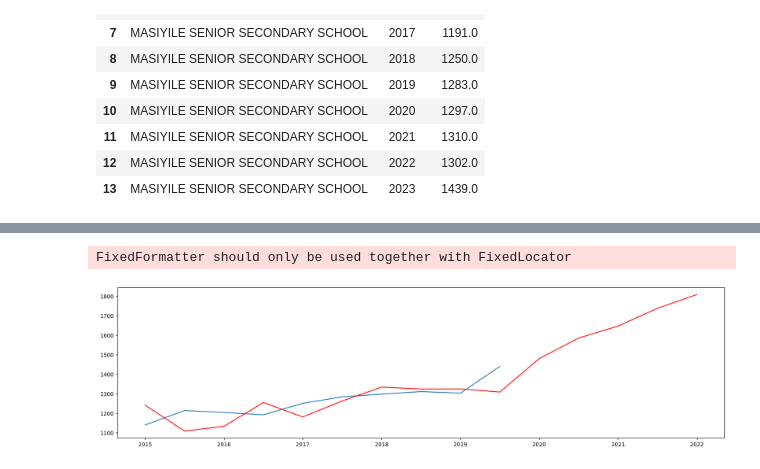
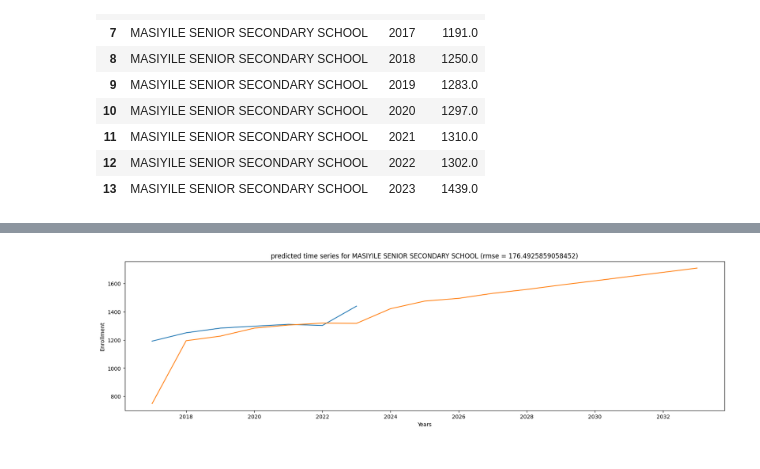
Before and after one commit to Gareth1995/education_project, a Jupyter notebook: school_ts.ipynb, the cells around one changed output, grey strips where cells are left out. Saved outputs shown, nothing was run; the diff lists cells and outputs as text; code cells hidden in the pictures.

Commit message:
time series applied on school level

```diff
--- a/school_ts.ipynb
+++ b/school_ts.ipynb
@@ -163,7 +167,7 @@ def plot_learner_ts(df_subset):
         acf_plot = plot_acf(np.array(transformed_ts), ax=axes[2]) # acf for stationary plot
 
         # plot PACF (see https://www.youtube.com/watch?v=y8opUEd05Dg&list=PLvcbYUQ5t0UHOLnBzl46_Q6QKtFgfMGc3&index=3)
-        pacf_plot = plot_pacf(transformed_ts, lags=5, ax=axes[3]) # pacf for stationary plot
+        pacf_plot = plot_pacf(transformed_ts, lags=3, ax=axes[3]) # pacf for stationary plot
 
     # if the time series is already stationary then plot the time series, acf and pacf plots as is
     else:
@@ -199,16 +203,19 @@ plot_learner_ts(a_school)
 X = a_school['TOTAL 1'].values
 
 # split into train and test sets
-size = int(len(X) * 0.3)
+size = int(len(X) * 0.4)
 train, test = X[0:size], X[size:len(X)]
+print(len(test))
 history = [x for x in train]
 predictions = list()
 observations = list()
 preds_for_rmse = list()
 
+num_pred_years = 10
+
 # rolling forecast
-for t in range(len(test)+5):
- model = ARIMA(history, order=(1,2,0)) # run the arima model on train data
+for t in range(len(test) + num_pred_years):
+ model = ARIMA(history, order=(1,2,1)) # run the arima model on train data
  model_fit = model.fit() # fit the model
  output = model_fit.forecast() # forecast next value
  yhat = output[0]
@@ -235,8 +242,13 @@ rmse = sqrt(mean_squared_error(test, preds_for_rmse))
 print('Test RMSE: %.3f' % rmse)
 
 # save actual values and forecasted values to a csv
-years = np.arange(2014,2029)
+# min_year = int(min(a_school['YEAR']))
+min_year = a_school['YEAR'][len(test):len(test)+1].values[0]
+max_year = 2023 + 1
+years = np.arange(int(min_year),int(max_year) + num_pred_years)
+
 data = {'observations': observations, 'predictions': predictions, 'year': years}
+print(data)
 preds_df = pd.DataFrame(data)
-preds_df.to_csv('output/'+school_name+'_predictions.csv', index=False)
+preds_df.to_csv('output/school_predictions/'+school_name+'_predictions.csv', index=False)
 # %% [output]
@@ -260,13 +292,16 @@ Test RMSE: 74.049
 # %%
 # plot forecasts against actual outcomes
 fig, axes = plt.subplots(1, 1, figsize=(20,5))
 
-plt.plot(test)
-plt.plot(predictions, color='red')
-plt.title()
-# years = np.arange(2014,2029)
-# axes.set_xticklabels(years)
+# plt.plot(test)
+# plt.plot(predictions, color='red')
+
+plt.plot(preds_df['year'], preds_df['observations'])
+plt.plot(preds_df['year'], preds_df['predictions'])
+
+plt.title('predicted time series for '+ school_name + ' (rmse = '+str(rmse)+')')
+plt.xlabel('Years')
+plt.ylabel('Enrollment')
 plt.show()
 # %% [output]
-FixedFormatter should only be used together with FixedLocator
-[figure, old version]
+[figure, new version]
```
Also changed, not shown: parts of 4 cells of this notebook, 3 other files.
